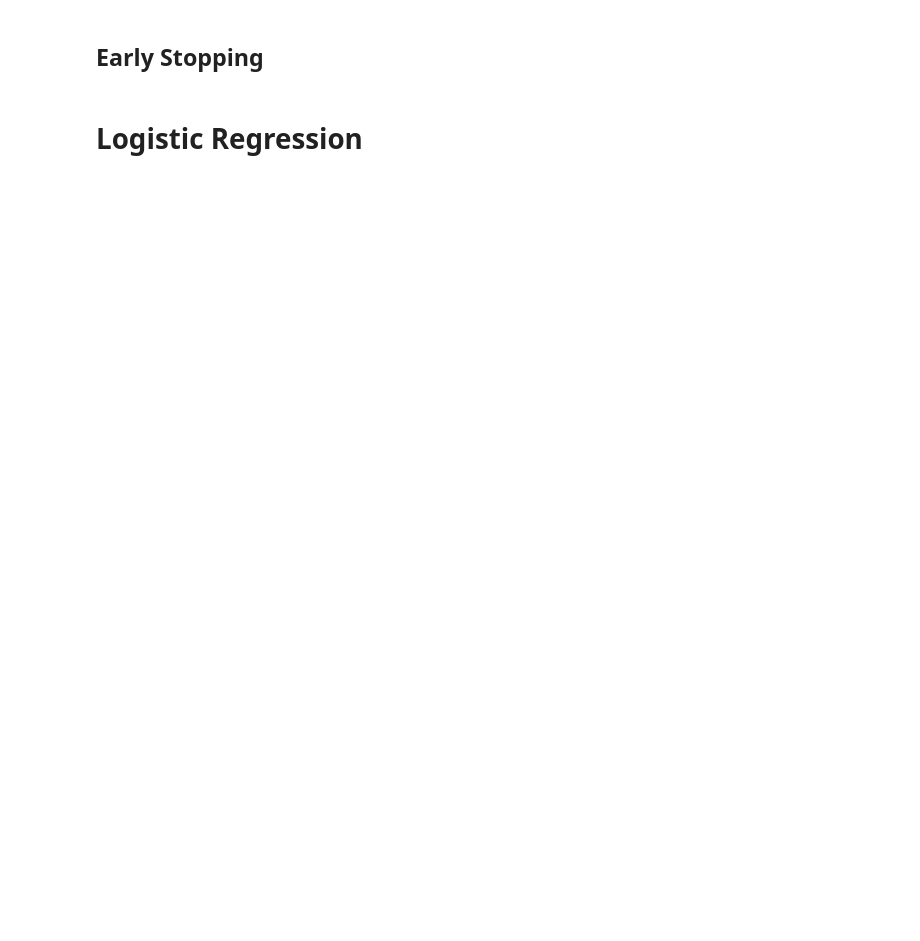
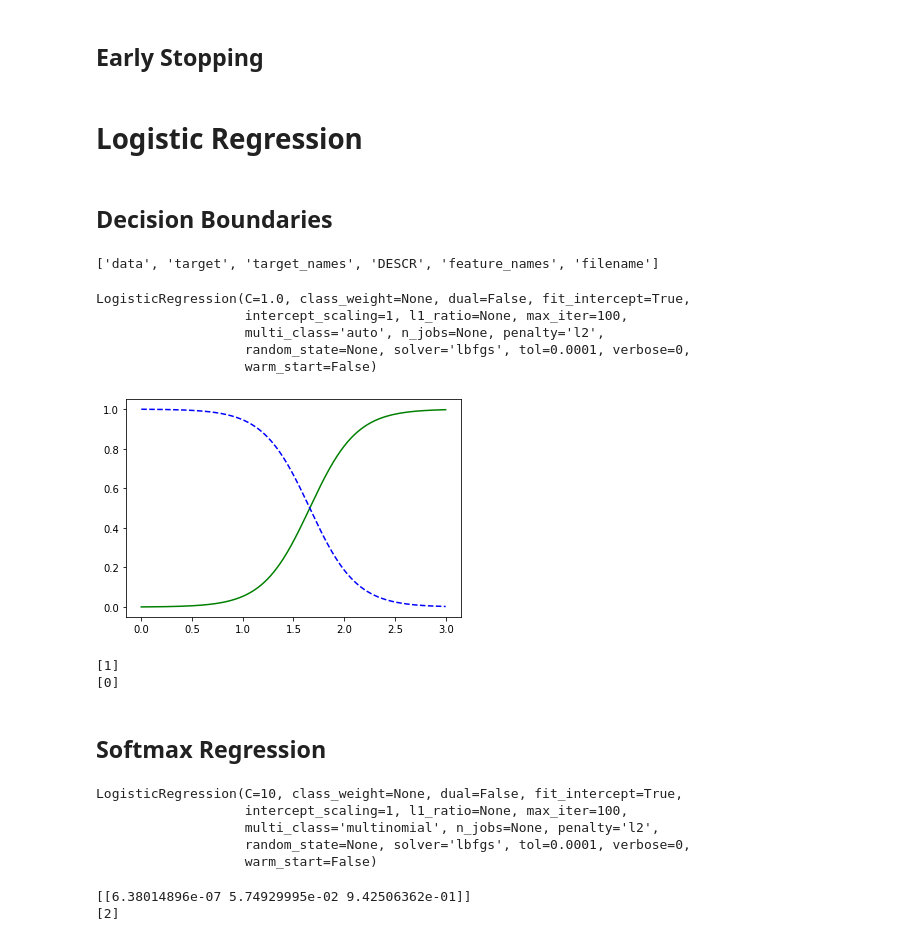
Before and after one commit to ncerdan/HandsOnML, a Jupyter notebook: 04_Training_Models.ipynb, the cells around one changed output. Cells and saved outputs as stored; diff of their text form; code cells hidden in the pictures; blank space fills up the shorter version.

Commit message:
Did Chp.4 up to last exercise. Will do that next time.

```diff
--- a/04_Training_Models.ipynb
+++ b/04_Training_Models.ipynb
@@ -309,3 +309,43 @@ for epoch in range(1000):
 """
 # %% [markdown]
 # Logistic Regression
+# %% [markdown]
+## Decision Boundaries
+# %%
+# let's use the Iris dataset
+from sklearn import datasets
+
+iris = datasets.load_iris()
+print(list(iris.keys()))
+X = iris['data'][:, 3:] # petal width
+y = (iris['target'] == 2).astype(np.int)    # 1 if Iris virginica, else 0
+# %% [output]
+['data', 'target', 'target_names', 'DESCR', 'feature_names', 'filename']
+# %%
+# now let's train a LogisticRegression model
+from sklearn.linear_model import LogisticRegression
+
+log_reg = LogisticRegression()
+log_reg.fit(X, y)
+# %% [output]
+LogisticRegression(C=1.0, class_weight=None, dual=False, fit_intercept=True,
+                   intercept_scaling=1, l1_ratio=None, max_iter=100,
+                   multi_class='auto', n_jobs=None, penalty='l2',
+                   random_state=None, solver='lbfgs', tol=0.0001, verbose=0,
+                   warm_start=False)
+# %%
+# let's look at the model's estimated probabilities
+X_new = np.linspace(0, 3, 1000).reshape(-1, 1)
+y_proba = log_reg.predict_proba(X_new)  # proba 0 col = prob for class 0, 1 col = prob for class 1
+plt.plot(X_new, y_proba[:, 1], 'g-', label='Iris virginica')
+plt.plot(X_new, y_proba[:, 0], 'b--', label='Not Itis virginica')
+plt.show()
+# %% [output]
+[figure, added]
+# %%
+# predict will make a decision based on which class has the higher prob
+print(log_reg.predict([[1.7]])) # to right of intersection --> class 1
+print(log_reg.predict([[1.5]])) # to left of intersection  --> class 0
+# %% [output]
+[1]
+[0]
@@ -311,0 +357,22 @@ for epoch in range(1000):
+# %% [markdown]
+## Softmax Regression
+# %%
+# let's train one with 2D input
+X = iris['data'][:, (2, 3)] # petal length, petal width
+y = iris['target']
+
+softmax_reg = LogisticRegression(multi_class='multinomial', solver='lbfgs', C=10)
+softmax_reg.fit(X, y)
+# %% [output]
+LogisticRegression(C=10, class_weight=None, dual=False, fit_intercept=True,
+                   intercept_scaling=1, l1_ratio=None, max_iter=100,
+                   multi_class='multinomial', n_jobs=None, penalty='l2',
+                   random_state=None, solver='lbfgs', tol=0.0001, verbose=0,
+                   warm_start=False)
+# %%
+# try it out
+print(softmax_reg.predict_proba([[5, 2]]))
+print(softmax_reg.predict([[5, 2]]))        # picks the class with the largest proba
+# %% [output]
+[[6.38014896e-07 5.74929995e-02 9.42506362e-01]]
+[2]
```
Also changed, not shown: parts of 48 cells of this notebook.
